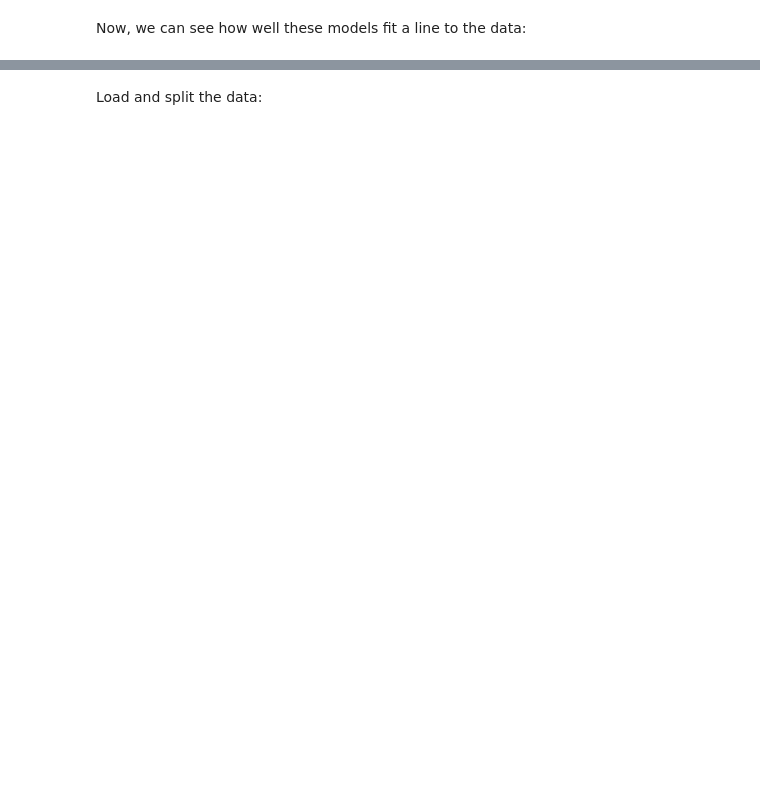
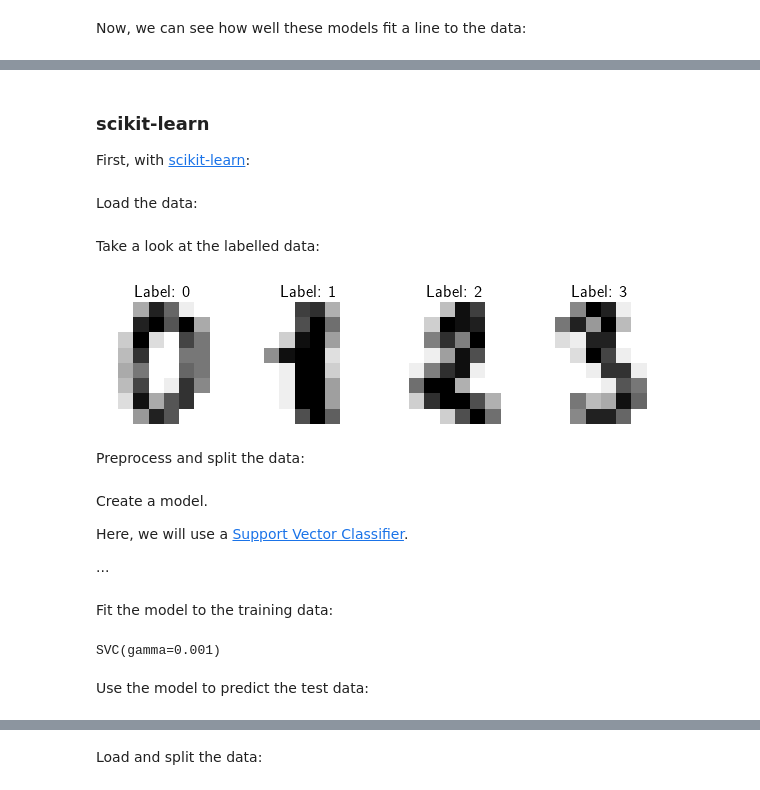
Before and after one commit to lukeconibear/intro_ml, a Jupyter notebook: docs/01_fundamentals.ipynb, the cells around one changed output, grey strips where cells are left out. Saved outputs shown, nothing was run; the diff lists cells and outputs as text; code cells hidden in the pictures; blank space fills up the shorter version.

```diff
--- a/docs/01_fundamentals.ipynb
+++ b/docs/01_fundamentals.ipynb
@@ -249,0 +328,4 @@ plt.show()
+# %% [markdown]
+### scikit-learn
+
+First, with [scikit-learn](https://scikit-learn.org/stable/auto_examples/classification/plot_digits_classification.html):
@@ -249,0 +335,16 @@ plt.show()
+# %% [markdown]
+Load the data:
+# %%
+digits = datasets.load_digits()
+# %% [markdown]
+Take a look at the labelled data:
+# %%
+_, axes = plt.subplots(nrows=1, ncols=4, figsize=(10, 3))
+for ax, image, label in zip(axes, digits.images, digits.target):
+    ax.set_axis_off()
+    ax.imshow(image, cmap=plt.cm.gray_r, interpolation="nearest")
+    ax.set_title(f"Label: {label}")
+# %% [output]
+[figure, added]
+# %% [markdown]
+Preprocess and split the data:
@@ -249,0 +364,6 @@ plt.show()
+# %% [markdown]
+Create a model.
+
+Here, we will use a [Support Vector Classifier](https://scikit-learn.org/stable/modules/generated/sklearn.svm.SVC.html#sklearn.svm.SVC).
+
+...
@@ -249,0 +372,8 @@ plt.show()
+# %% [markdown]
+Fit the model to the training data:
+# %%
+model.fit(X_train, y_train)
+# %% [output]
+SVC(gamma=0.001)
+# %% [markdown]
+Use the model to predict the test data:
```
Also changed, not shown: parts of 71 cells of this notebook, 6 other files.
